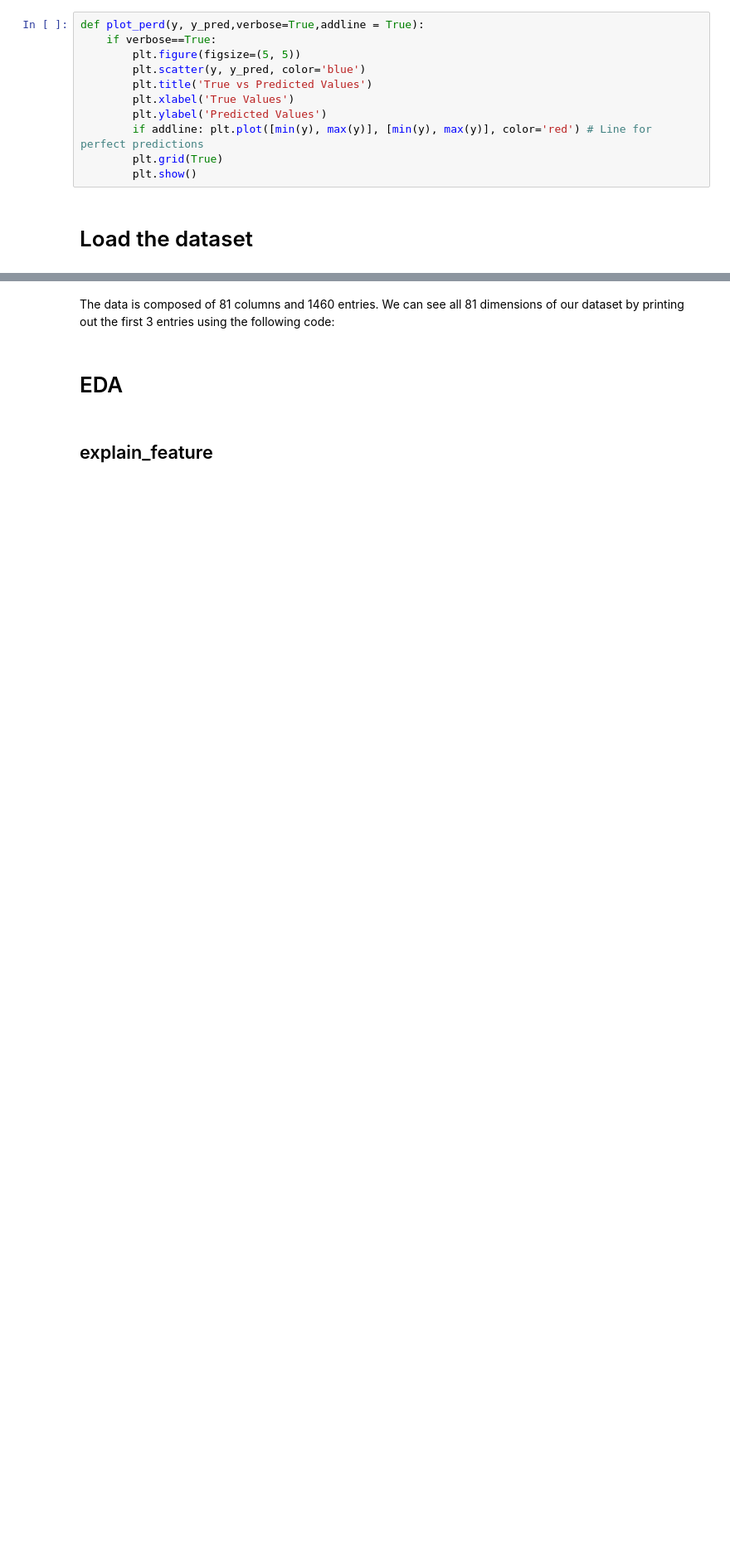
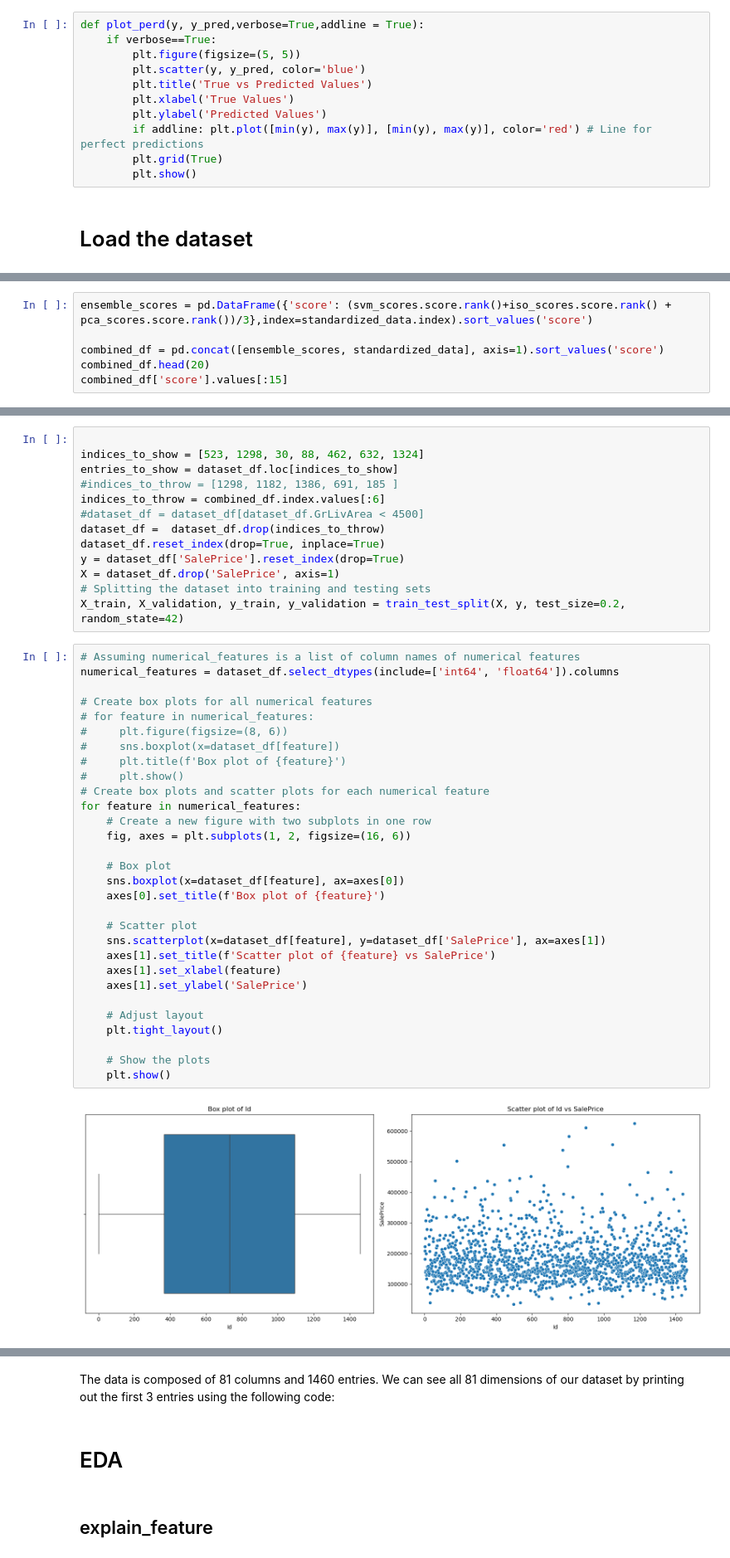
Before and after one commit to talbrend/JET, a Jupyter notebook: Model_JET.ipynb, the cells around one changed output, grey strips where cells are left out. Shown at 83% size. Drawn from its saved outputs; the diff is of its cells as text; blank space fills up the shorter version.

```diff
--- a/Model_JET.ipynb
+++ b/Model_JET.ipynb
@@ -116,0 +202,6 @@ X_train, X_validation, y_train, y_validation = train_test_split(X, y, test_size=
+# %%
+ensemble_scores = pd.DataFrame({'score': (svm_scores.score.rank()+iso_scores.score.rank() + pca_scores.score.rank())/3},index=standardized_data.index).sort_values('score')
+
+combined_df = pd.concat([ensemble_scores, standardized_data], axis=1).sort_values('score')
+combined_df.head(20)
+combined_df['score'].values[:15]
@@ -116,0 +215,45 @@ X_train, X_validation, y_train, y_validation = train_test_split(X, y, test_size=
+# %%
+
+indices_to_show = [523, 1298, 30, 88, 462, 632, 1324]
+entries_to_show = dataset_df.loc[indices_to_show]
+#indices_to_throw = [1298, 1182, 1386, 691, 185 ]
+indices_to_throw = combined_df.index.values[:6]
+#dataset_df = dataset_df[dataset_df.GrLivArea < 4500]
+dataset_df =  dataset_df.drop(indices_to_throw)
+dataset_df.reset_index(drop=True, inplace=True)
+y = dataset_df['SalePrice'].reset_index(drop=True)
+X = dataset_df.drop('SalePrice', axis=1)
+# Splitting the dataset into training and testing sets
+X_train, X_validation, y_train, y_validation = train_test_split(X, y, test_size=0.2, random_state=42)
+# %%
+# Assuming numerical_features is a list of column names of numerical features
+numerical_features = dataset_df.select_dtypes(include=['int64', 'float64']).columns
+
+# Create box plots for all numerical features
+# for feature in numerical_features:
+#     plt.figure(figsize=(8, 6))
+#     sns.boxplot(x=dataset_df[feature])
+#     plt.title(f'Box plot of {feature}')
+#     plt.show()
+# Create box plots and scatter plots for each numerical feature
+for feature in numerical_features:
+    # Create a new figure with two subplots in one row
+    fig, axes = plt.subplots(1, 2, figsize=(16, 6))
+
+    # Box plot
+    sns.boxplot(x=dataset_df[feature], ax=axes[0])
+    axes[0].set_title(f'Box plot of {feature}')
+
+    # Scatter plot
+    sns.scatterplot(x=dataset_df[feature], y=dataset_df['SalePrice'], ax=axes[1])
+    axes[1].set_title(f'Scatter plot of {feature} vs SalePrice')
+    axes[1].set_xlabel(feature)
+    axes[1].set_ylabel('SalePrice')
+
+    # Adjust layout
+    plt.tight_layout()
+
+    # Show the plots
+    plt.show()
+# %% [output]
+[figure, added]
```
Also changed, not shown: parts of 33 cells of this notebook.
